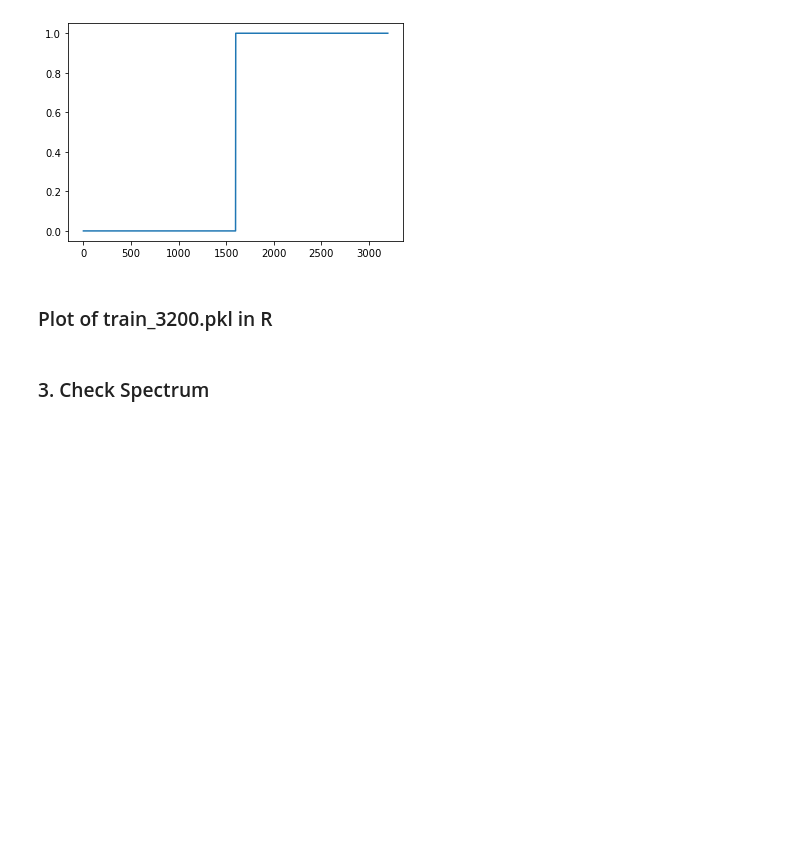
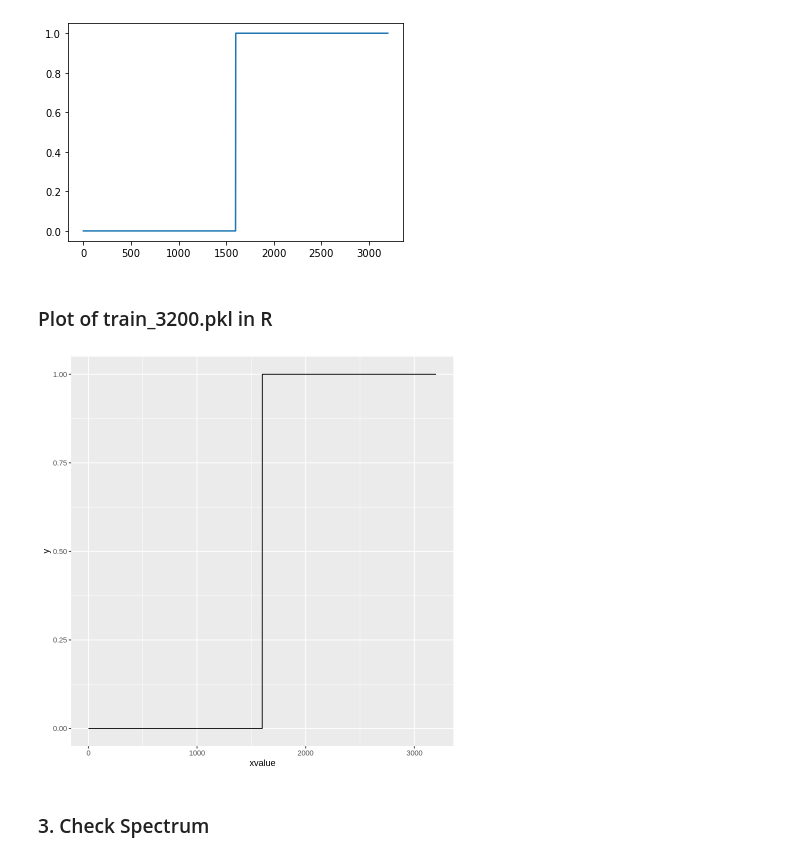
Before and after one commit to dimitarmileski/Unmasking-DeepFakes-with-simple-Features-JupyterBook, a Jupyter notebook: content/03/Experiments_DeepFakeDetection/FaceForensic.ipynb, the cells around one changed output. Saved outputs shown, nothing was run; the diff lists cells and outputs as text; code cells hidden in the pictures; blank space fills up the shorter version.

```diff
--- a/content/03/Experiments_DeepFakeDetection/FaceForensic.ipynb
+++ b/content/03/Experiments_DeepFakeDetection/FaceForensic.ipynb
@@ -170,17 +170,19 @@ plt.plot(y)
 # %%
 %use R
 %get y --from Python3
 # Libraries
 library(ggplot2)
 
 # create data
-xvalue <- 1:2000
+xvalue <- 1:3200
 yvalue <- cumsum(rnorm(10))
 data <- data.frame(xvalue,y)
 
 #print(y)
 # Plot
 ggplot(data, aes(x=xvalue, y=y)) + geom_line()
+# %% [output]
+[figure, added]
 # %% [markdown]
 ### 3. Check Spectrum
 # %% [markdown]
```
Also changed, not shown: parts of 3 cells of this notebook, 6 other files.
